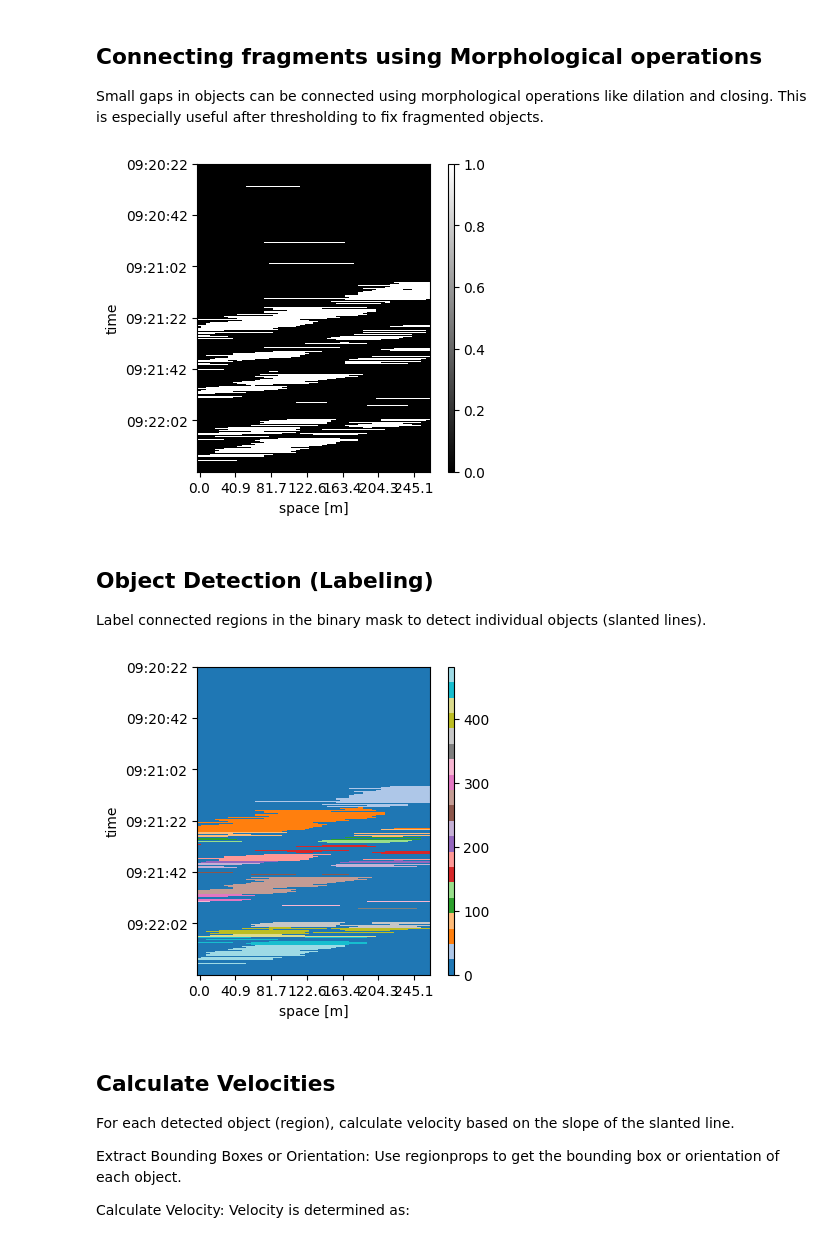
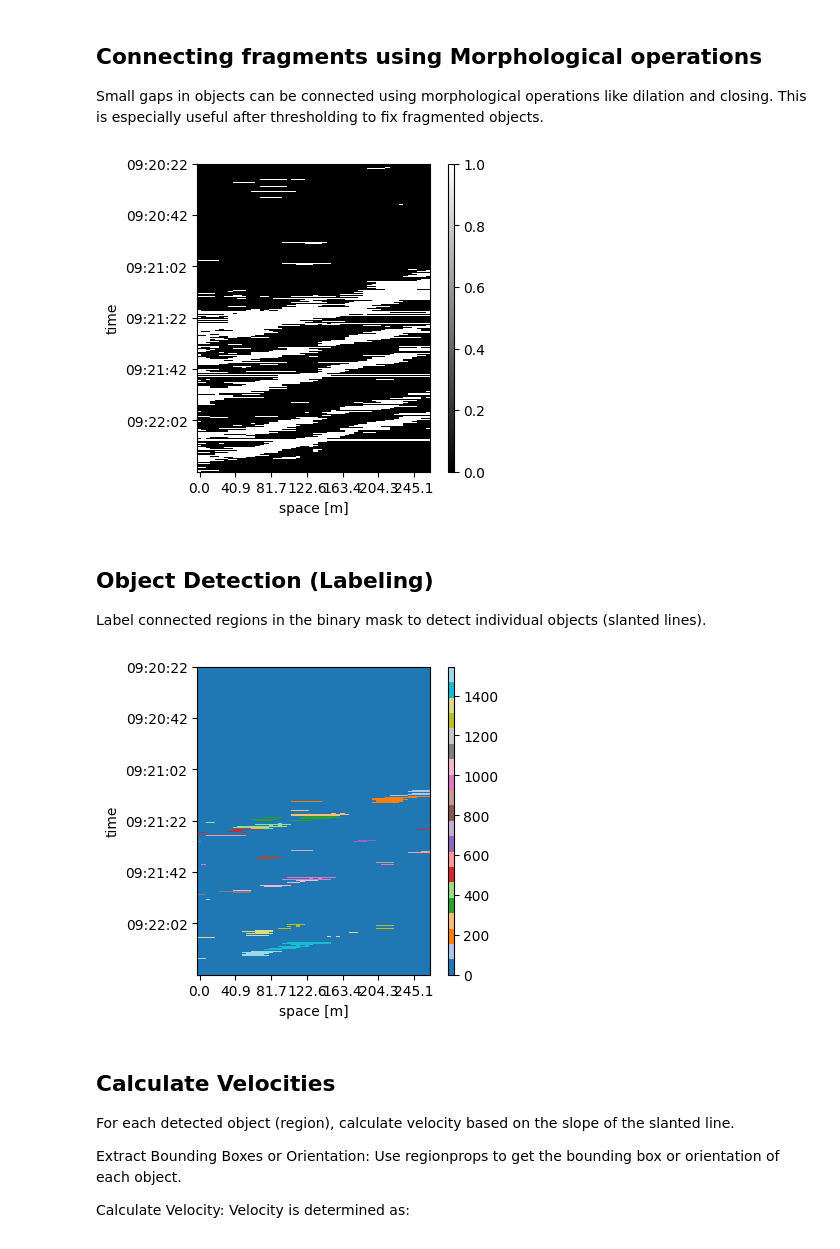
Before and after one commit to mmartyna123/ComputerVision, a Jupyter notebook: Project1/Project.ipynb, the cells around one changed output. Drawn from its saved outputs; the diff is of its cells as text; code cells hidden in the pictures.

```diff
--- a/Project1/Project.ipynb
+++ b/Project1/Project.ipynb
@@ -155,9 +171,14 @@ Threshold the smoothed data to create a binary mask for detecting significant si
+# %%
+data = df.values
 # %%
 from skimage.filters import threshold_otsu
 
 # Apply Otsu's thresholding
-thresh = threshold_otsu(df.values)
-binary_mask = df.values > thresh
+# thresh = threshold_otsu(df.values)
+# binary_mask = df.values > thresh
+
+
+binary_mask = data > np.percentile(data, 80)
 
 # Visualize the binary mask
 fig = plt.figure(figsize=(3, 4))
@@ -181,0 +203,3 @@ plt.show()
+# %%
+binary_mask[binary_mask.nonzero()] = 1
+binary_mask
@@ -185,36 +217,42 @@ Small gaps in objects can be connected using morphological operations like dilat
 # %%
 from skimage.morphology import binary_dilation, binary_erosion, binary_opening, binary_closing, disk
 
 # Define a structuring element
-selem = disk(3)  # You can adjust the size of the structuring element as needed
+kernel = np.array([
+    [0,0,1],
+    [0,1,0],
+    [1,0,0]], np.uint8) # You can adjust the size of the structuring element as needed
 
 # Apply morphological operations
-binary_dilated = binary_dilation(binary_mask, selem)
-binary_eroded = binary_erosion(binary_dilated, selem)
-binary_opened = binary_opening(binary_dilated, selem)
-binary_closed = binary_closing(binary_opened, selem)
-dilated2 = binary_dilation(binary_closed, selem)
+# binary_dilated = binary_dilation(binary_mask, kernel)
+
+closing = cv2.morphologyEx(binary_mask.astype(np.uint8), cv2.MORPH_CLOSE, kernel, iterations=1)
+
+# binary_eroded = binary_erosion(binary_mask, kernel)
+# binary_opened = binary_opening(binary_mask, kernel, iterations=2)
+# binary_closed = binary_closing(binary_opened, kernel)
+# dilated2 = binary_dilation(binary_closed, kernel)
 
 # Visualize the result after morphological operations
 fig = plt.figure(figsize=(3, 4))
 ax = plt.axes()
 
-im = ax.imshow(dilated2, interpolation='none', aspect='auto', cmap='gray')
+im = ax.imshow(closing, interpolation='none', aspect='auto', cmap='gray')
 plt.ylabel('time')
 plt.xlabel('space [m]')
 
 # Add colorbar
 cax = fig.add_axes([ax.get_position().x1 + 0.06, ax.get_position().y0, 0.02, ax.get_position().height])
 plt.colorbar(im, cax=cax)
 
 x_positions, x_labels = set_axis(df.columns)
 ax.set_xticks(x_positions, np.round(x_labels, 1))
 y_positions, y_labels = set_axis(df.index.time)
 ax.set_yticks(y_positions, y_labels)
 
 plt.show()
 # %% [output]
-[figure, old version]
+[figure, new version]
 # %% [markdown]
 ## Object Detection (Labeling)
 Label connected regions in the binary mask to detect individual objects (slanted lines).
@@ -245,7 +283,7 @@ ax.set_yticks(y_positions, y_labels)
 
 plt.show()
 # %% [output]
-[figure, old version]
+[figure, new version]
 # %% [markdown]
 ## Calculate Velocities
 For each detected object (region), calculate velocity based on the slope of the slanted line.
```
Also changed, not shown: parts of 4 cells of this notebook.
